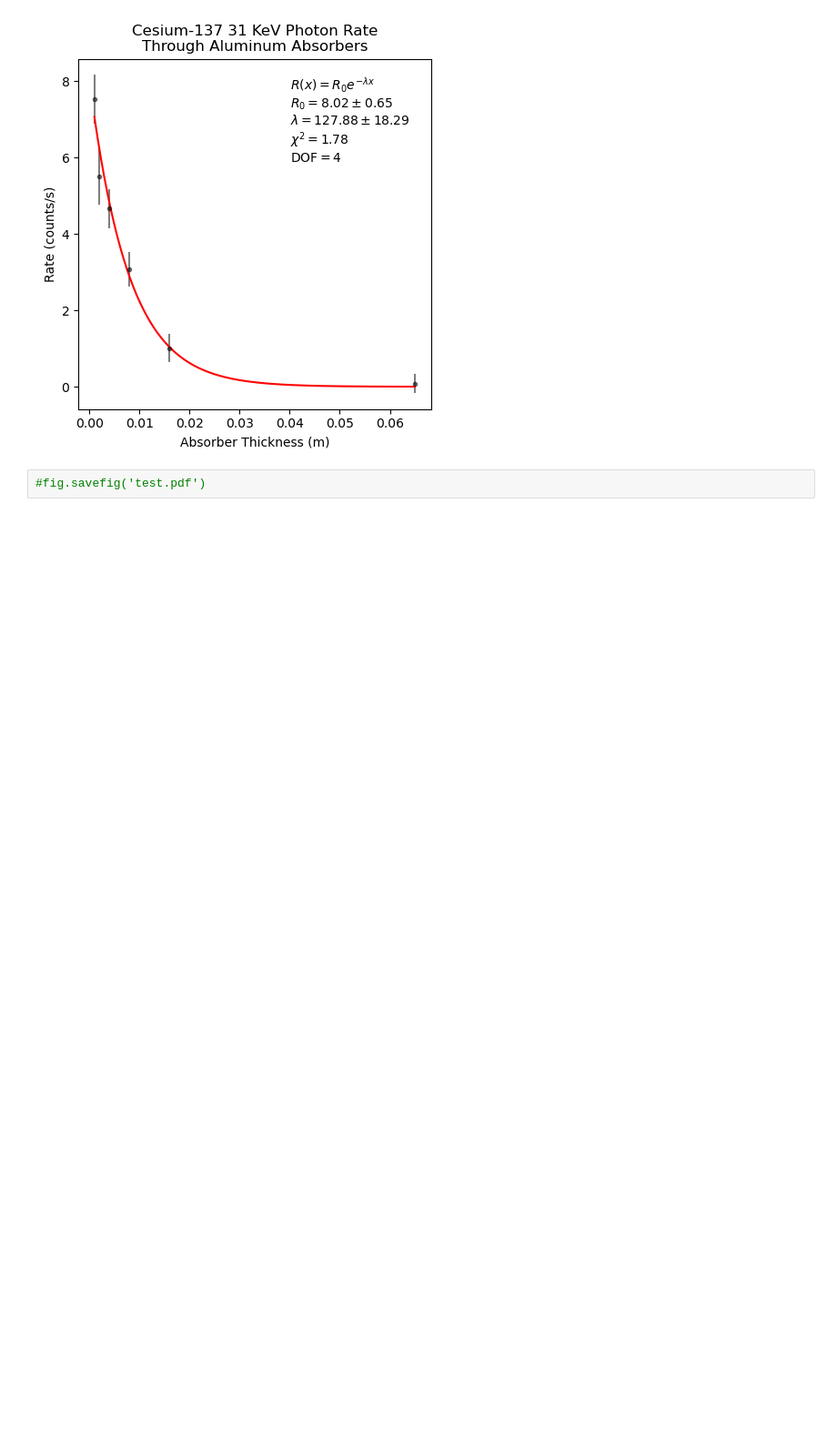
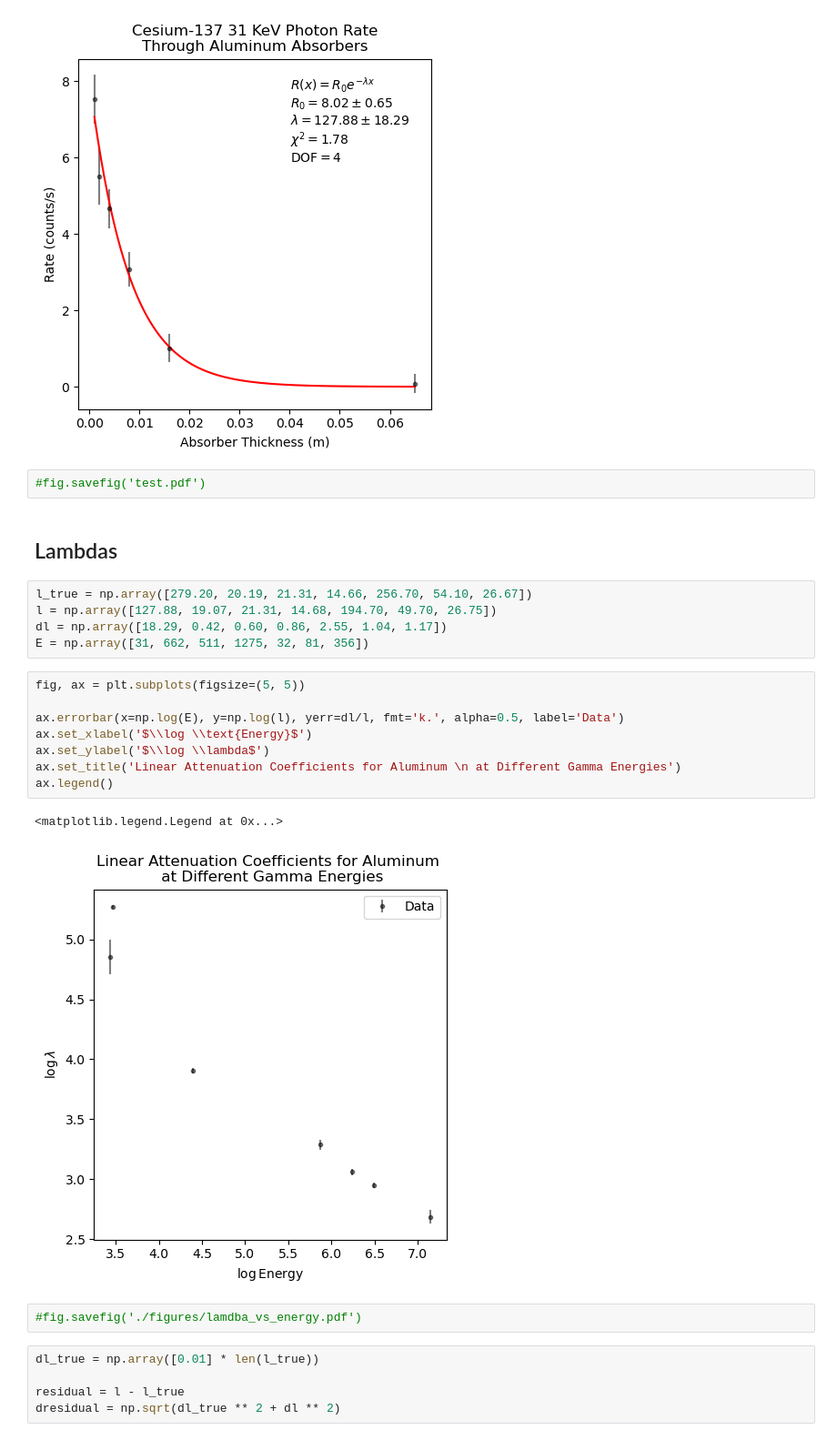
Before and after one commit to jshe2304/phys21100, a Jupyter notebook: experiment1/lambdas.ipynb, the cells around one changed output. Shown: that part at 91% size. Saved outputs shown, nothing was run; the diff lists cells and outputs as text; blank space fills up the shorter version.

Commit message:
all figures should be done

```diff
--- a/experiment1/lambdas.ipynb
+++ b/experiment1/lambdas.ipynb
@@ -154,3 +154,28 @@ Text(0.5, 1.0, 'Cesium-137 31 KeV Photon Rate\nThrough Aluminum Absorbers')
 [figure]
 # %%
 #fig.savefig('test.pdf')
+# %% [markdown]
+## Lambdas
+# %%
+l_true = np.array([279.20, 20.19, 21.31, 14.66, 256.70, 54.10, 26.67])
+l = np.array([127.88, 19.07, 21.31, 14.68, 194.70, 49.70, 26.75])
+dl = np.array([18.29, 0.42, 0.60, 0.86, 2.55, 1.04, 1.17])
+E = np.array([31, 662, 511, 1275, 32, 81, 356])
+# %%
+fig, ax = plt.subplots(figsize=(5, 5))
+
+ax.errorbar(x=np.log(E), y=np.log(l), yerr=dl/l, fmt='k.', alpha=0.5, label='Data')
+ax.set_xlabel('$\\log \\text{Energy}$')
+ax.set_ylabel('$\\log \\lambda$')
+ax.set_title('Linear Attenuation Coefficients for Aluminum \n at Different Gamma Energies')
+ax.legend()
+# %% [output]
+<matplotlib.legend.Legend at 0x...>
+[figure, added]
+# %%
+#fig.savefig('./figures/lamdba_vs_energy.pdf')
+# %%
+dl_true = np.array([0.01] * len(l_true))
+
+residual = l - l_true
+dresidual = np.sqrt(dl_true ** 2 + dl ** 2)
```
Also changed, not shown: parts of 2 cells of this notebook, 4 other files.
